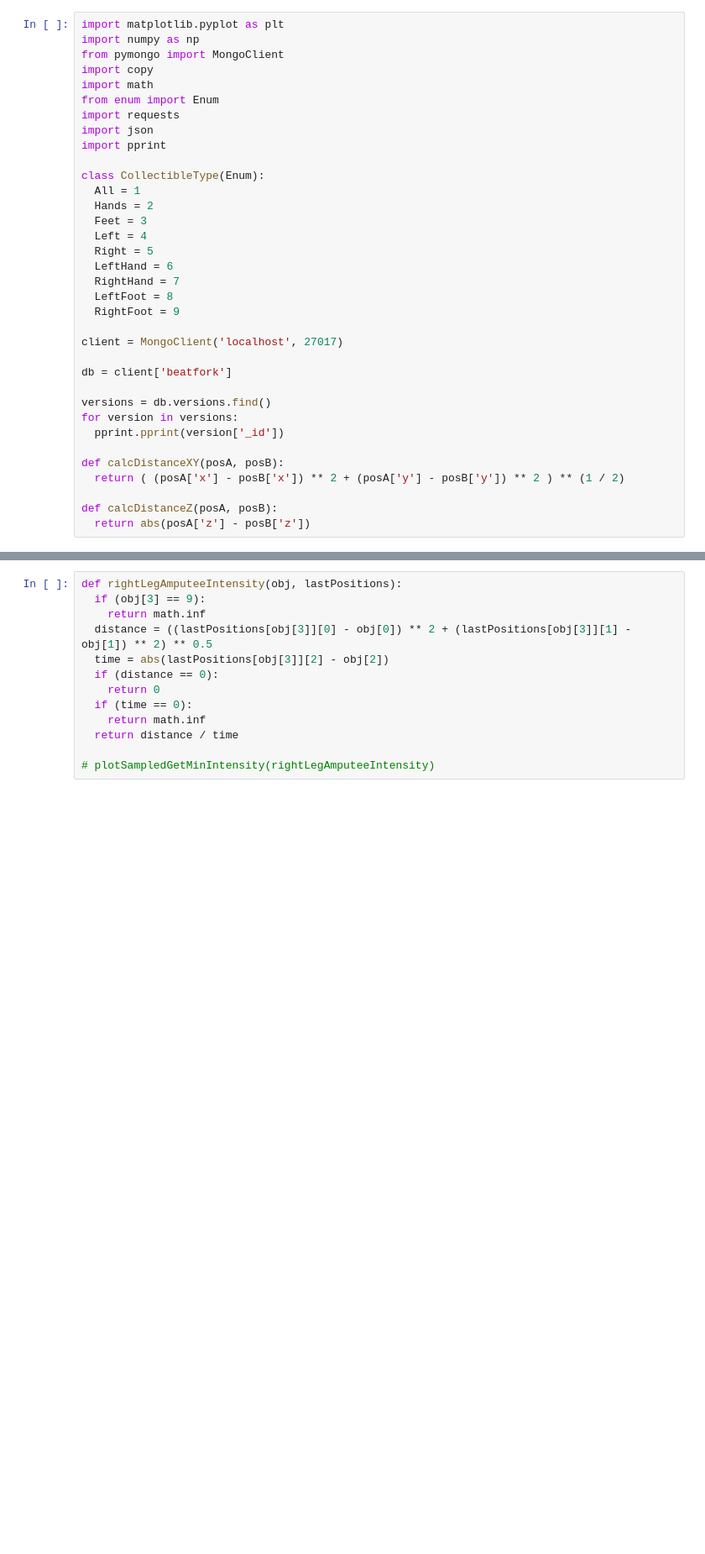
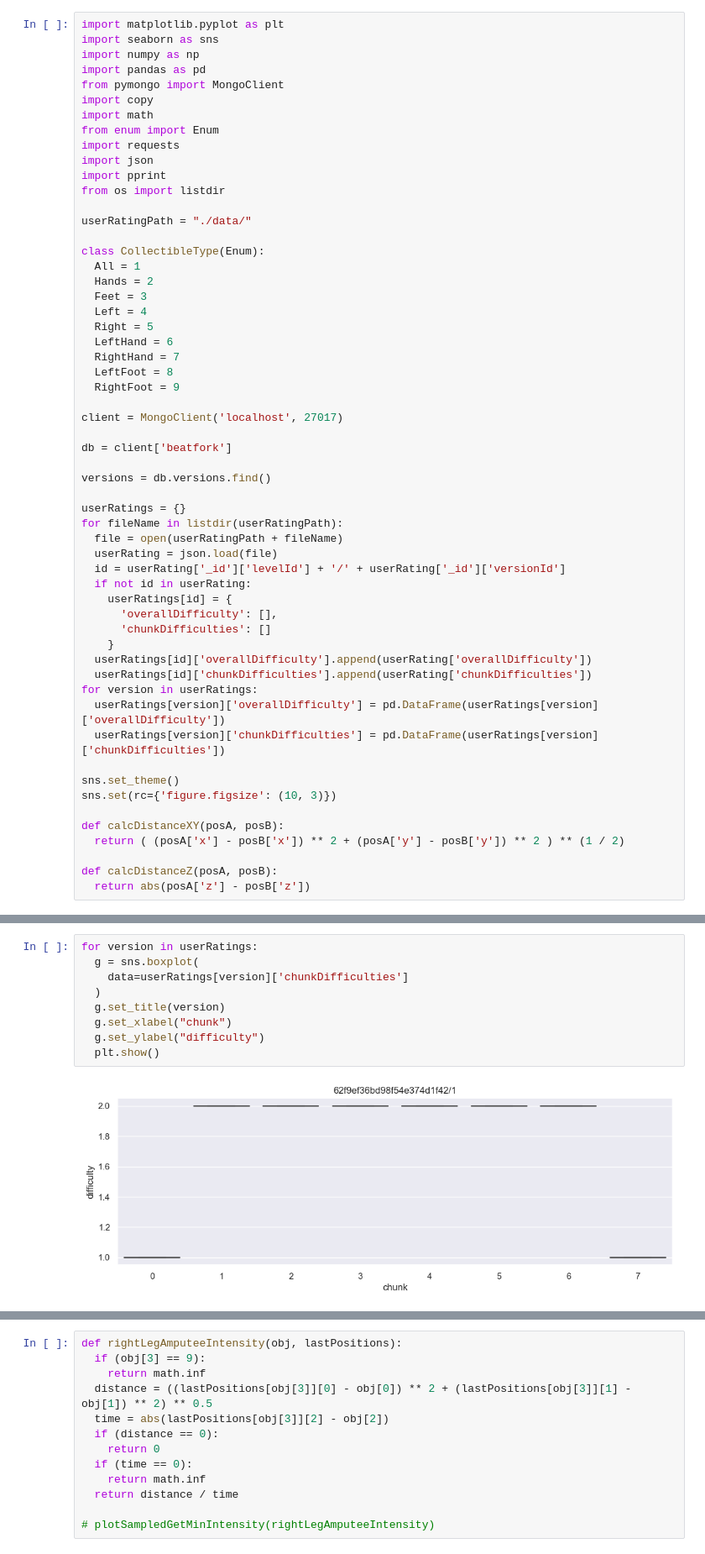
Before and after one commit to luisscholl/beatfork, a Jupyter notebook: difficulty-estimation/individual-analysis.ipynb, the cells around one changed output, grey strips where cells are left out. Shown at 84% size. Drawn from its saved outputs; the diff is of its cells as text; blank space fills up the shorter version.

Commit message:
box plots for user ratings

```diff
--- a/difficulty-estimation/individual-analysis.ipynb
+++ b/difficulty-estimation/individual-analysis.ipynb
@@ -1,6 +1,8 @@
 # %%
 import matplotlib.pyplot as plt
+import seaborn as sns
 import numpy as np
+import pandas as pd
 from pymongo import MongoClient
 import copy
 import math
@@ -8,6 +10,9 @@ from enum import Enum
 import requests
 import json
 import pprint
+from os import listdir
+
+userRatingPath = "./data/"
 
 class CollectibleType(Enum):
   All = 1
@@ -25,8 +30,25 @@ client = MongoClient('localhost', 27017)
 db = client['beatfork']
 
 versions = db.versions.find()
-for version in versions:
-  pprint.pprint(version['_id'])
+
+userRatings = {}
+for fileName in listdir(userRatingPath):
+  file = open(userRatingPath + fileName)
+  userRating = json.load(file)
+  id = userRating['_id']['levelId'] + '/' + userRating['_id']['versionId']
+  if not id in userRating:
+    userRatings[id] = {
+      'overallDifficulty': [],
+      'chunkDifficulties': []
+    }
+  userRatings[id]['overallDifficulty'].append(userRating['overallDifficulty'])
+  userRatings[id]['chunkDifficulties'].append(userRating['chunkDifficulties'])
+for version in userRatings:
+  userRatings[version]['overallDifficulty'] = pd.DataFrame(userRatings[version]['overallDifficulty'])
+  userRatings[version]['chunkDifficulties'] = pd.DataFrame(userRatings[version]['chunkDifficulties'])
+
+sns.set_theme()
+sns.set(rc={'figure.figsize': (10, 3)})
 
 def calcDistanceXY(posA, posB):
   return ( (posA['x'] - posB['x']) ** 2 + (posA['y'] - posB['y']) ** 2 ) ** (1 / 2)
@@ -40,0 +58,11 @@ def calcDistanceZ(posA, posB):
+# %%
+for version in userRatings:
+  g = sns.boxplot(
+    data=userRatings[version]['chunkDifficulties']
+  )
+  g.set_title(version)
+  g.set_xlabel("chunk")
+  g.set_ylabel("difficulty")
+  plt.show()
+# %% [output]
+[figure, added]
```
Also changed, not shown: parts of 9 cells of this notebook, 5 other files.
